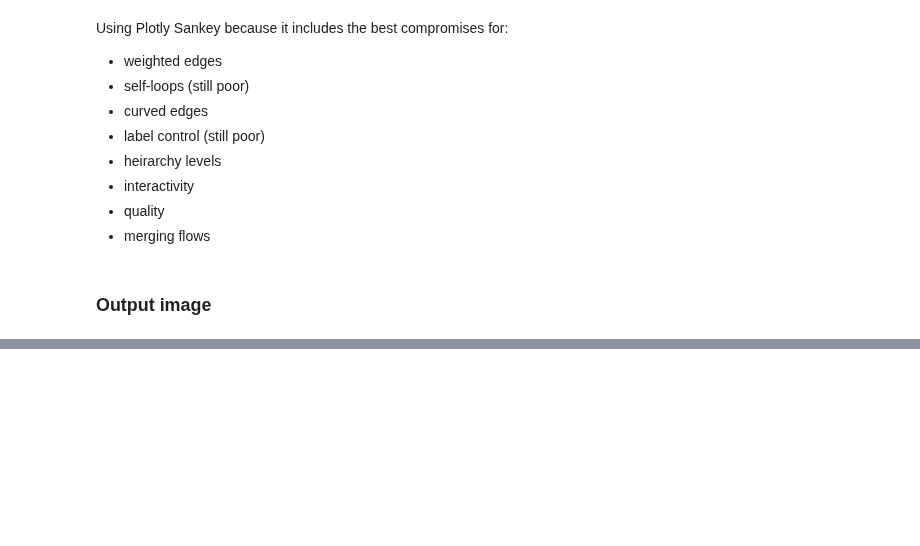
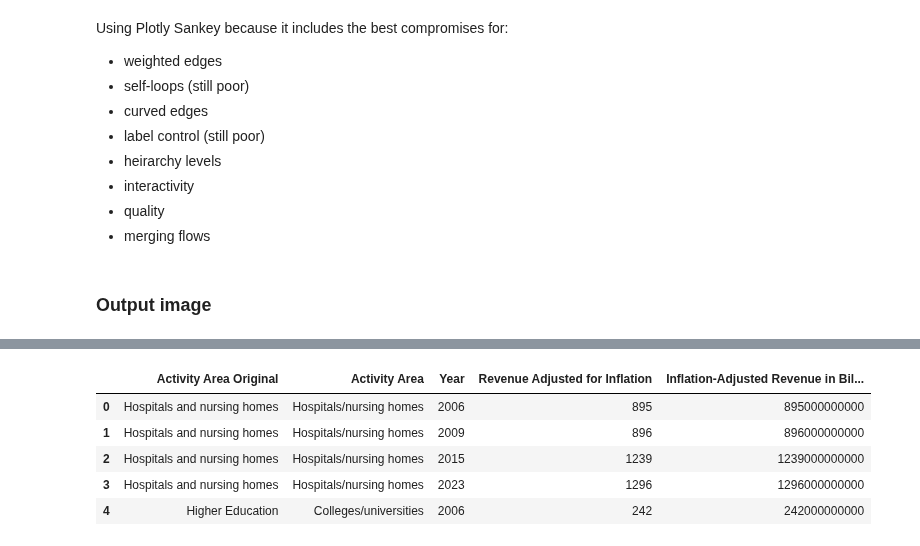
Before and after one commit to HFAwesomeCharts/MCNNonprofitEconomy, a Jupyter notebook: notebooks/MCN_NP_Economy_Figures.ipynb, the cells around one changed output, grey strips where cells are left out. Saved outputs shown, nothing was run; the diff lists cells and outputs as text; code cells hidden in the pictures; blank space fills up the shorter version.

Commit message:
Added initial versions of assets & revenue bar graphs

```diff
--- a/notebooks/MCN_NP_Economy_Figures.ipynb
+++ b/notebooks/MCN_NP_Economy_Figures.ipynb
@@ -15,7 +20,7 @@ pd.set_option('display.max_colwidth', None)
 data_directory = r"..\data\nonprofit_economy"
 
 # -----------------------------------------------------------------------
-# CSV data
+# CSV data for network diagram
 # -----------------------------------------------------------------------
 
 node_file = r"MCN_nonprofit_economy_revenue_nodes_2023.csv"
@@ -31,11 +36,29 @@ if os.path.exists(edge_path):
     print("EXISTS")
 
 # -----------------------------------------------------------------------
+# CSV data for bar graphs
+# -----------------------------------------------------------------------
+
+asset_file = r"MCN_nonprofit_economy_assets_bar_2023.csv"
+asset_path = os.path.join(data_directory, asset_file)
+print("Assets CSV file:", asset_path)
+if os.path.exists(asset_path):
+    print("EXISTS")
+
+rev_file = r"MCN_nonprofit_economy_revenue_bar_2023.csv"
+rev_path = os.path.join(data_directory, rev_file)
+print("Revenue CSV file:", rev_path)
+if os.path.exists(rev_path):
+    print("EXISTS")
+
+# -----------------------------------------------------------------------
 # Output
 # -----------------------------------------------------------------------
 
-fig_output_file = "MCN_nonprofit_economy_sankey_2023"
 output_directory = r"..\figures"
+
+network_output_file = "MCN_nonprofit_economy_sankey_2023"
+network_with_bars_output_file = "MCN_nonprofit_economy_sankey_with_bars_2023"
 # %% [output]
 Node CSV file: ..\data\nonprofit_economy\MCN_nonprofit_economy_revenue_nodes_2023.csv
 EXISTS
@@ -69,0 +220,5 @@ edge_raw_df.head()
+# %%
+# Load nonprofit economy revenue bar graph data
+
+revenue_raw_df = pd.read_csv(rev_path)
+revenue_raw_df.head()
@@ -659,0 +1018,16 @@ with open(fig_html_output_path, "w", encoding="utf-8") as f:
+# %%
+# DATA: REVENUE
+
+# Safety copy of dataframe
+revenue_clean_df = revenue_raw_df.copy()
+
+revenue_clean_df["Revenue Adjusted for Inflation"] = revenue_clean_df["Revenue Adjusted for Inflation"].str.replace(",", "").astype("Int64")
+revenue_clean_df["Inflation-Adjusted Revenue in Billions"] = revenue_clean_df["Revenue Adjusted for Inflation"] * 1000000000
+revenue_clean_df.head()
+# %% [output]
+|  | Activity Area Original | Activity Area | Year | Revenue Adjusted for Inflation | Inflation-Adjusted Revenue in Bil... |
+| 0 | Hospitals and nursing homes | Hospitals/nursing homes | 2006 | 895 | 895000000000 |
+| 1 | Hospitals and nursing homes | Hospitals/nursing homes | 2009 | 896 | 896000000000 |
+| 2 | Hospitals and nursing homes | Hospitals/nursing homes | 2015 | 1239 | 1239000000000 |
+| 3 | Hospitals and nursing homes | Hospitals/nursing homes | 2023 | 1296 | 1296000000000 |
+| 4 | Higher Education | Colleges/universities | 2006 | 242 | 242000000000 |
```
Also changed, not shown: parts of 20 cells of this notebook, 10 other files.
